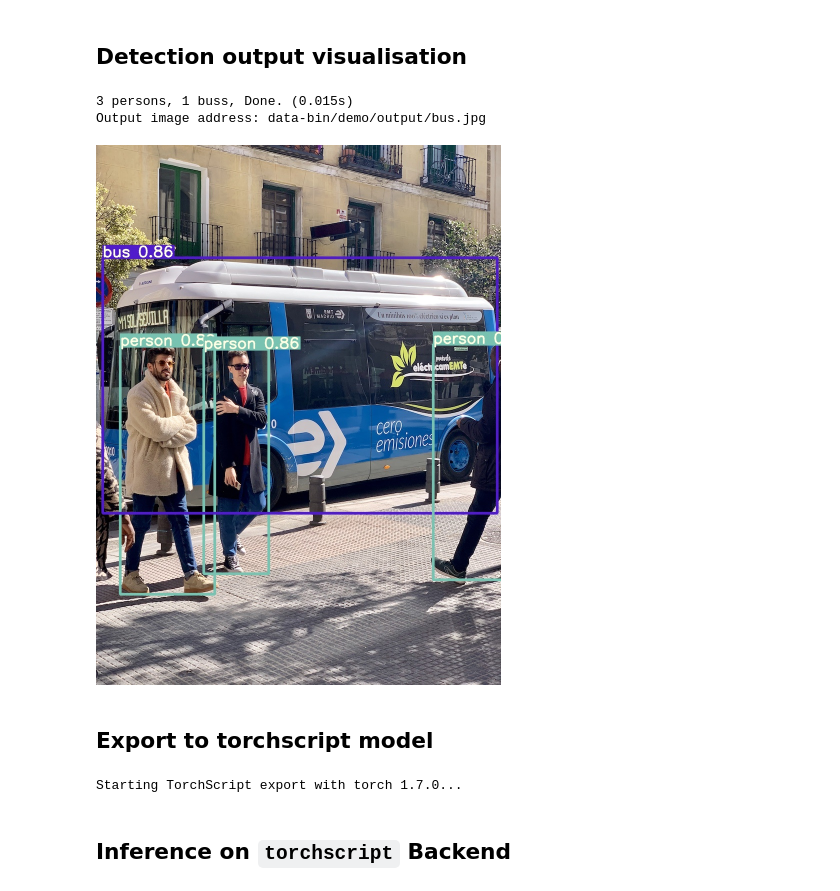
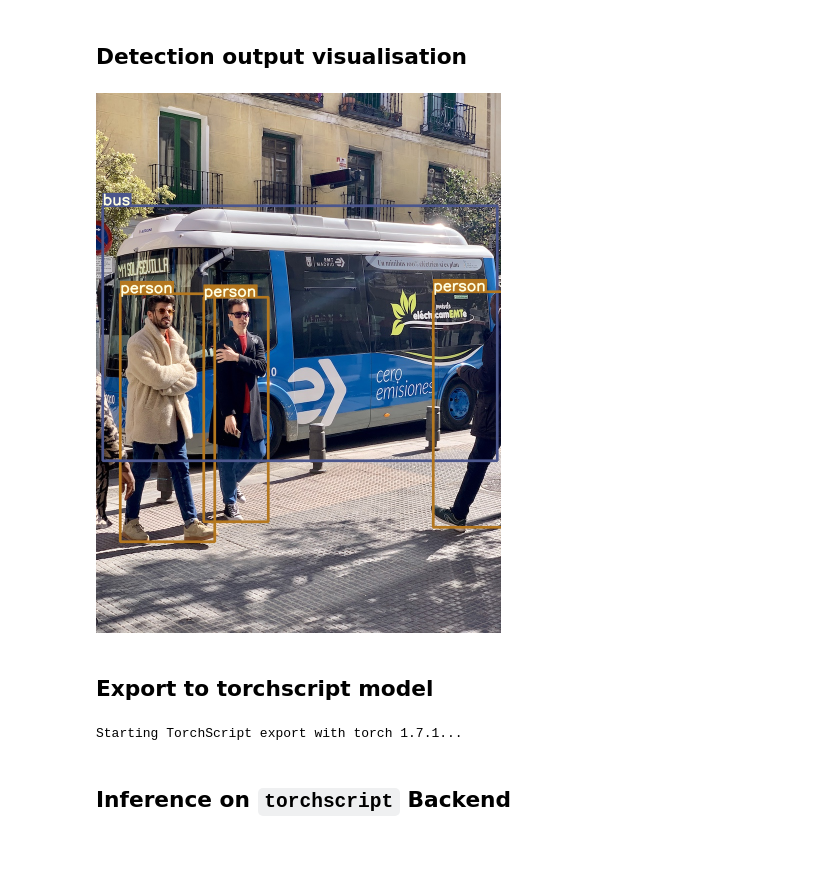
Before and after one commit to zhiqwang/yolort, a Jupyter notebook: notebooks/inference-pytorch-export-libtorch.ipynb, the cells around one changed output. Cells and saved outputs as stored; diff of their text form; code cells hidden in the pictures; blank space fills up the shorter version.

````diff
--- a/notebooks/inference-pytorch-export-libtorch.ipynb
+++ b/notebooks/inference-pytorch-export-libtorch.ipynb
@@ -44,15 +34,0 @@ opt = DotDict({
-# %%
-# half = device.type != 'cpu'  # half precision only supported on CUDA
-is_half = False
-
-# Load model
-if is_half:
-    model.half()  # to FP16
-
-# Get names and colors
-opt.names = load_names('./notebooks/assets/coco.names')
-opt.colors = [[random.randint(0, 255) for _ in range(3)] for _ in range(len(opt.names))]
-
-# Run inference on dummy input
-img = torch.zeros((1, 3, 416, 416), device=device)  # init img
-_ = model(img)
@@ -69,3 +35,6 @@ with torch.no_grad():
+# %%
+# Perform inference on an image tensor
+model_out = model.predict(img)
 # %% [markdown]
 ## Varify the Inference Output in `pytorch` backend
 # %%
@@ -106,26 +75,25 @@ tensor([0, 0, 5, 0])
 ```
 # %% [markdown]
 ## Detection output visualisation
-# %%
-detections = overlay_boxes(model_out, path, time_consumed, opt)
-
-im = cv2.imread(str(Path(opt.output_dir).joinpath(Path(path).name)))
-print(f'Output image address: {Path(opt.output_dir).joinpath(Path(path).name)}')
-# %% [output]
-3 persons, 1 buss, Done. (0.015s)
-Output image address: data-bin/demo/output/bus.jpg
+# %%
+# Get label names
+labels = load_names('notebooks/assets/coco.names')
+# %%
+colors = color_list()
+for box, label in zip(model_out[0]['boxes'].tolist(), model_out[0]['labels'].tolist()):
+    img_raw = plot_one_box(box, img_raw, color=colors[label % len(colors)], label=labels[label])
 # %%
 imshow_scale = 0.5
-cv2_imshow(cv2.resize(im, None, fx=imshow_scale, fy=imshow_scale))
+cv2_imshow(cv2.resize(img_raw, None, fx=imshow_scale, fy=imshow_scale))
 # %% [output]
-[figure, old version]
+[figure, new version]
 # %% [markdown]
 ## Export to torchscript model
 # %%
 # TorchScript export
 print(f'Starting TorchScript export with torch {torch.__version__}...')
-export_script_name = './checkpoints/yolov5/yolov5s.torchscript.pt'  # filename
+export_script_name = 'checkpoints/yolov5/yolov5s.torchscript.pt'  # filename
 # %% [output]
-Starting TorchScript export with torch 1.7.0...
+Starting TorchScript export with torch 1.7.1...
 # %%
 model_script = torch.jit.script(model)
````
Also changed, not shown: parts of 25 cells of this notebook.
